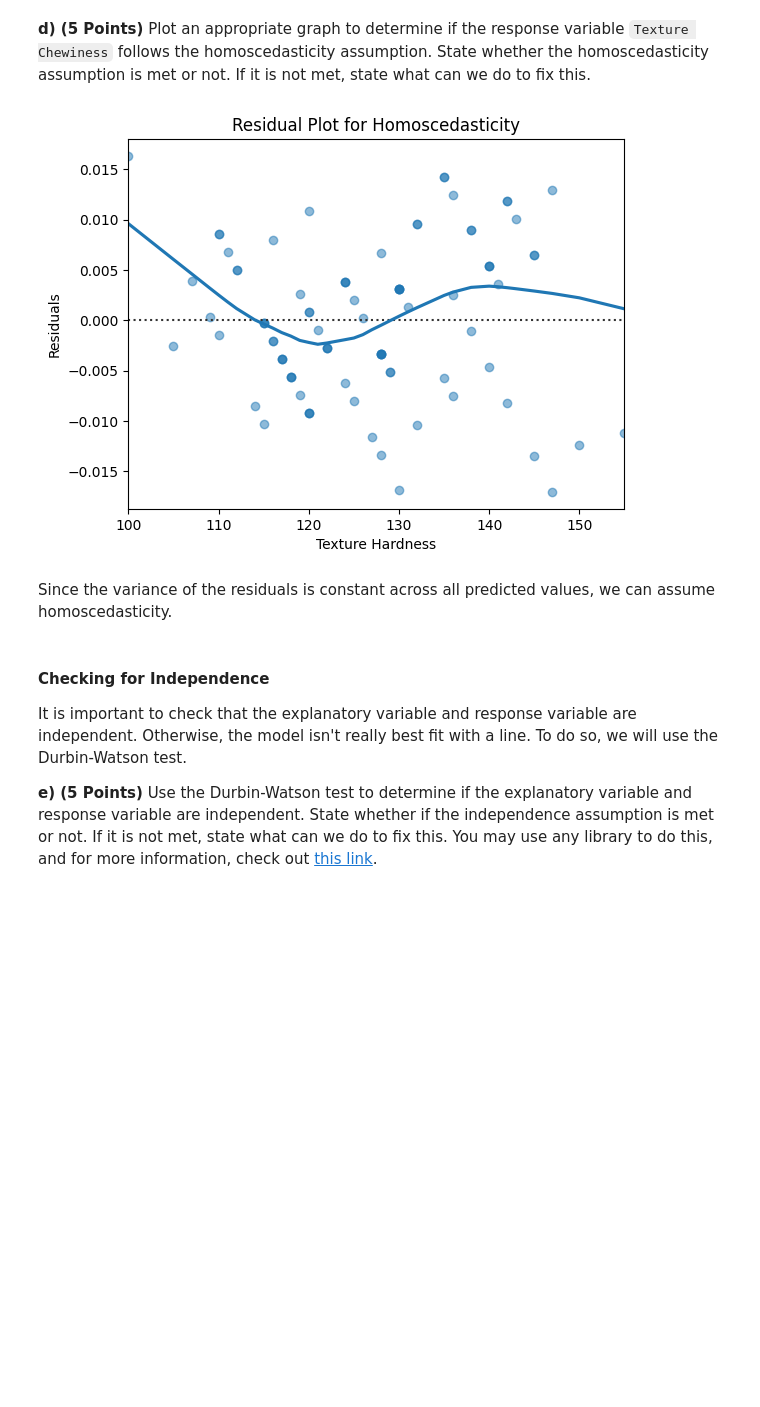
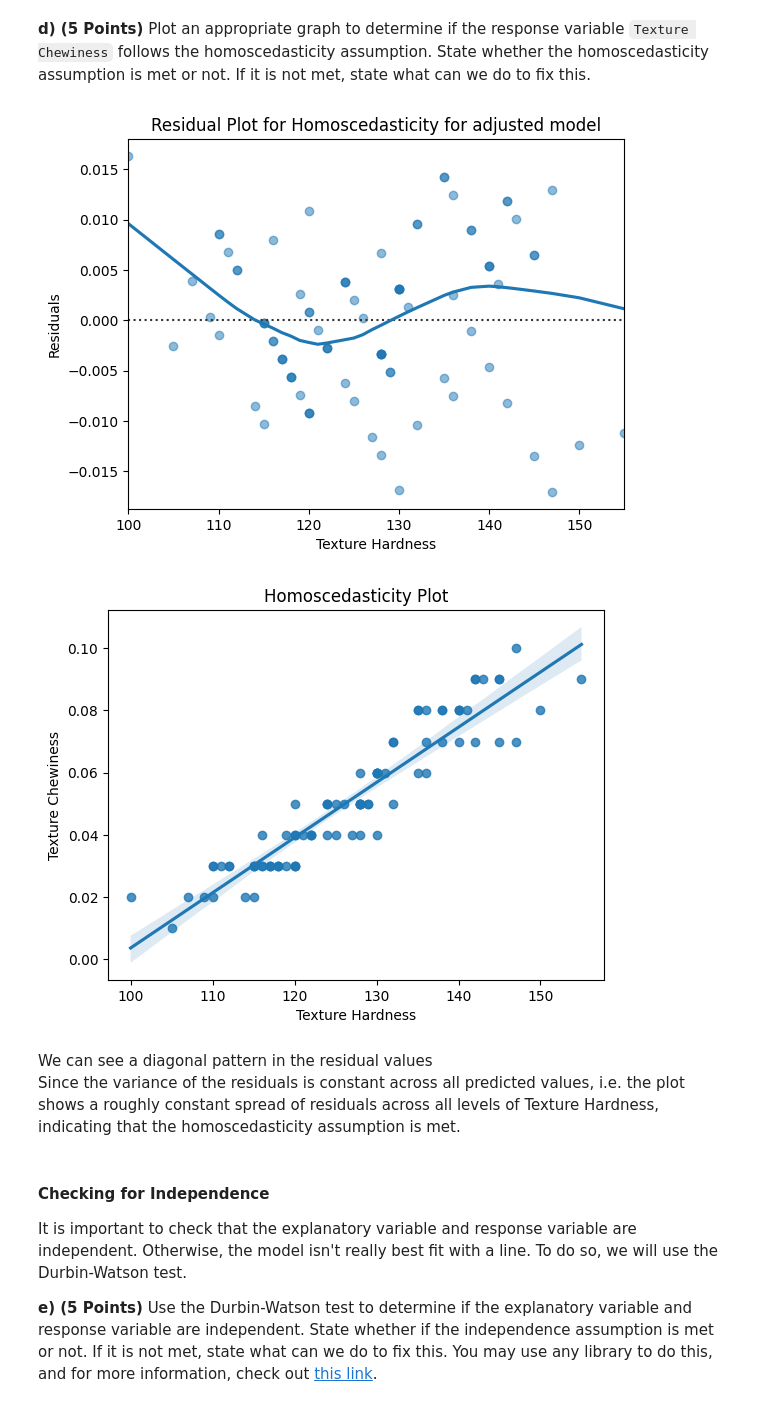
Before and after one commit to CS506-Boston-University/homework-4-phs-sakshi, a Jupyter notebook: homework4.ipynb, the cells around one changed output. Drawn from its saved outputs; the diff is of its cells as text; code cells hidden in the pictures; blank space fills up the shorter version.

```diff
--- a/homework4.ipynb
+++ b/homework4.ipynb
@@ -305,15 +325,27 @@ It is important to check that the variance of the response variable is the same
 # %% [markdown]
 **d) (5 Points)** Plot an appropriate graph to determine if the response variable `Texture Chewiness` follows the homoscedasticity assumption. State whether the homoscedasticity assumption is met or not. If it is not met, state what can we do to fix this.
 # %%
+import matplotlib.pyplot as plt
+import seaborn as sns
+
 sns.residplot(x='Texture Hardness', y='Texture Chewiness', data=cookie_data, lowess=True, scatter_kws={'alpha': 0.5})
 plt.xlabel('Texture Hardness')
 plt.ylabel('Residuals')
-plt.title('Residual Plot for Homoscedasticity')
+plt.title('Residual Plot for Homoscedasticity for adjusted model')
 plt.show()
+
+sns.regplot(x='Texture Hardness', y='Texture Chewiness', data=cookie_data)
+plt.xlabel('Texture Hardness')
+plt.ylabel('Texture Chewiness')
+plt.title('Homoscedasticity Plot')
+plt.show()
 # %% [output]
-[figure, old version]
+[figure, new version]
+[figure, added]
-# %% [markdown]
-Since the variance of the residuals is constant across all predicted values, we can assume homoscedasticity.
+# %% [markdown]
+We can see a diagonal pattern in the residual values <br />
+Since the variance of the residuals is constant across all predicted values, i.e.
+the plot shows a roughly constant spread of residuals across all levels of Texture Hardness, indicating that the homoscedasticity assumption is met.
 # %% [markdown]
 #### Checking for Independence
 It is important to check that the explanatory variable and response variable are independent. Otherwise, the model isn't really best fit with a line. To do so, we will use the Durbin-Watson test.
```
Also changed, not shown: parts of 17 cells of this notebook.
